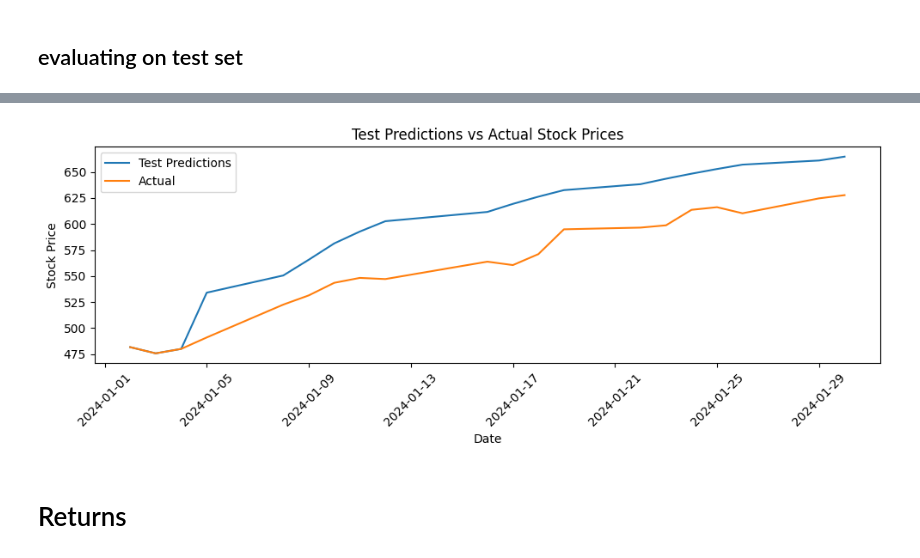
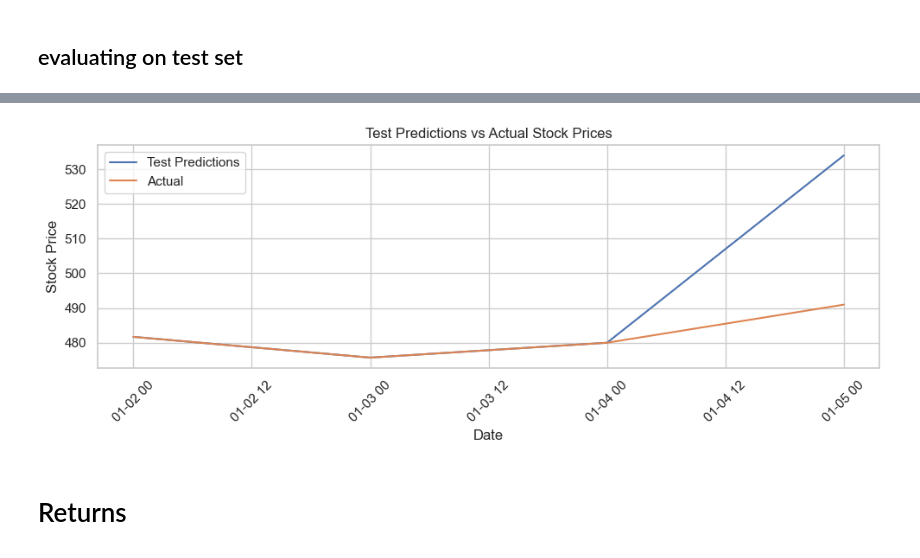
Before and after one commit to GustavLundberg1/LSTM-Neural-Network-for-Stock-Market-prediciton, a Jupyter notebook: main.ipynb, the cells around one changed output, grey strips where cells are left out. Drawn from its saved outputs; the diff is of its cells as text; code cells hidden in the pictures.

```diff
--- a/main.ipynb
+++ b/main.ipynb
@@ -49,8 +49,7 @@ plt.show()
 # %% [markdown]
 # datapreprocessing for lstm
 # %%
-
-def generate_windowed_dataset(dataframe, start_date_str, end_date_str, col_name, window_size):
+def generate_windowed_dataset(dataframe, start_date_str, end_date_str, col_names, target_col, window_size):
     start_date = pd.to_datetime(start_date_str)
     end_date = pd.to_datetime(end_date_str)
 
@@ -65,9 +64,11 @@ def generate_windowed_dataset(dataframe, start_date_str, end_date_str, col_name,
             print(f'Error: Window of size {window_size} is too large for date {target_date}')
             return
 
-        values = window_data[col_name].to_numpy()
+        values = window_data[col_names].values
         X.append(values[:-1])
-        y.append(values[-1])
+
+        target_value = window_data[target_col].values[-1]  # Extract the target column value
+        y.append(target_value)
         dates.append(target_date)
 
         next_date = target_date + pd.tseries.offsets.BDay(1)  # Move to the next business day
@@ -82,15 +83,19 @@ def generate_windowed_dataset(dataframe, start_date_str, end_date_str, col_name,
         target_date = next_date
 
     ret_df = pd.DataFrame({'Target Date': dates})
-    for i in range(window_size):
-        ret_df[f'Target-{window_size-i}'] = np.array(X)[:, i]
-    ret_df['Target'] = y  # Last target value
+    for i, col_name in enumerate(col_names):
+        for j in range(window_size):
+            ret_df[f'{col_name}-{window_size-j}'] = np.array(X)[:, j, i]
+    ret_df[f'Target'] = y
 
     return ret_df
 
-# windowed_df = generate_windowed_dataset(train_df,
-#                                         '2021-08-25',
-#                                         '2022-08-31',
-#                                         'Close',
-#                                         3)
-# print(windowed_df)
+
+# # Example usage:
+windowed_df = generate_windowed_dataset(train_df,
+                                        '2021-08-25',
+                                        '2022-08-31',
+                                        ['Close', 'Volume'],  # Example of multiple features
+                                        'Close',  # Target column
+                                        3)
+print(windowed_df)
@@ -181,7 +220,7 @@ plt.legend(['Validation Predictions', 'Validation Observations'])
 ## evaluating on test set
 # %%
 model = load_model('trained_models/baseline.keras')
-windowed_test_df = generate_windowed_dataset(test_df, '2024-01-05', '2024-01-15', 'Close', 3)
+windowed_test_df = generate_windowed_dataset(test_df, '2024-01-05', '2024-01-15', ['Close'], 'Close', 3)
 dates_test, X_test, y_test = prepare_dataset_for_lstm(windowed_test_df)
 
 
@@ -189,7 +228,7 @@ loss, mae = model.evaluate(X_test, y_test)
 print(f'Test Loss: {loss}')
 print(f'Test Mean Absolute Error: {mae}')
 
-n = 4
+n = 10
 s = 0
 
 values = test_df[['Close']].iloc[s:s+3].to_numpy().flatten().tolist()
@@ -357,14 +402,14 @@ plt.show()
 ## evaluating on test set
 # %%
 model = load_model('trained_models/zscore.keras')
-windowed_test_df = generate_windowed_dataset(test_df, '2024-01-05', '2024-01-15', 'Close', 3)
+windowed_test_df = generate_windowed_dataset(test_df, '2024-01-05', '2024-01-15', ['Close'], 'Close', 3)
 dates_test, X_test, y_test = prepare_dataset_for_lstm(windowed_test_df)
 
 loss, mae = model.evaluate(X_test, y_test)
 print(f'Test Loss: {loss}')
 print(f'Test Mean Absolute Error: {mae}')
 
-n = 20
+n = 4
 s = 0
 
 values = test_df[['Close']].iloc[s:s+3].to_numpy().flatten().tolist()
@@ -417,4 +446,4 @@ Test Mean Absolute Error: 0.1820482462644577
-[figure, old version]
+[figure, new version]
 # %% [markdown]
 # Returns
 # %%
```
Also changed, not shown: parts of 22 cells of this notebook, 4 other files.
